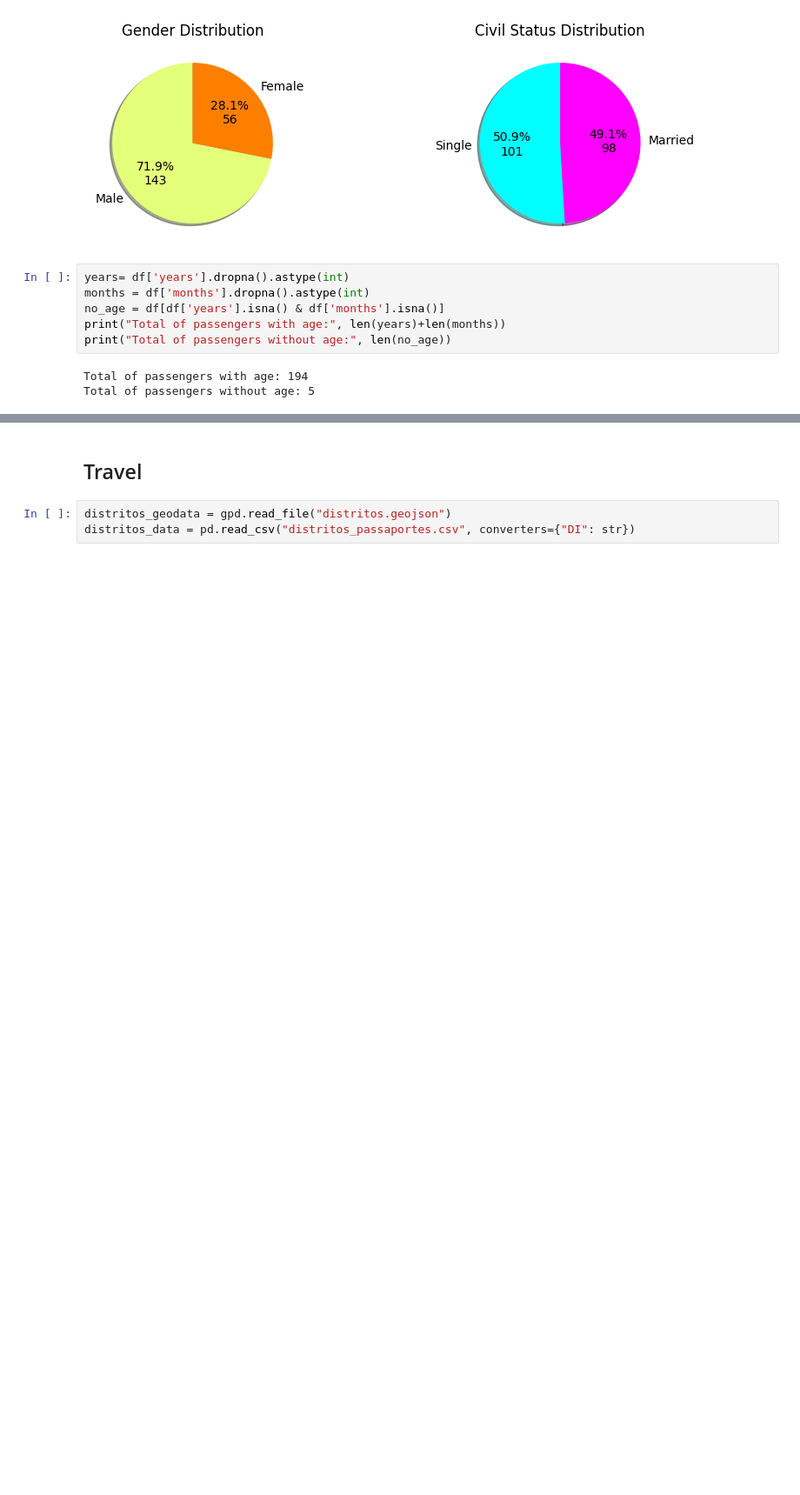
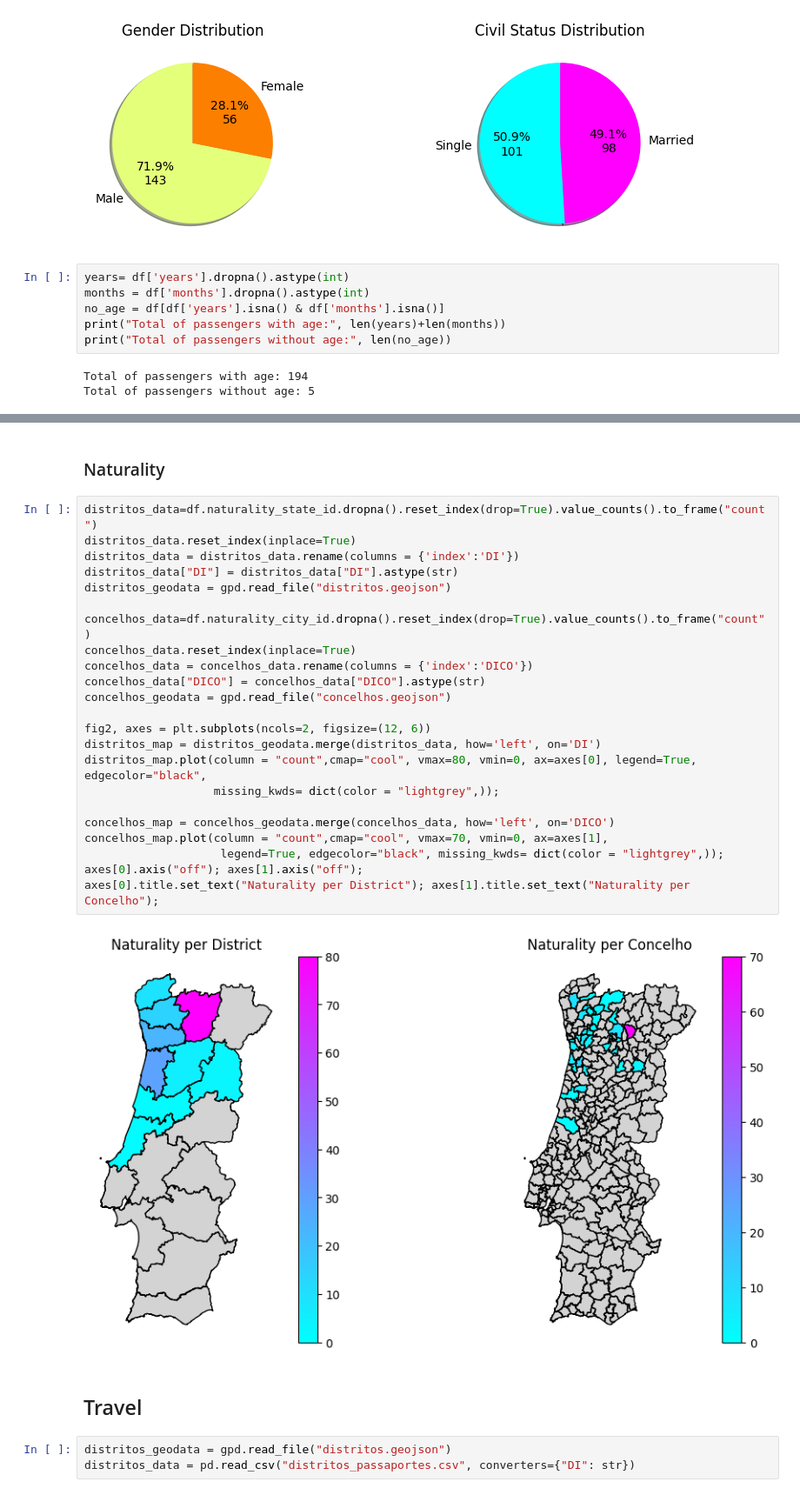
Before and after one commit to luamz/migration-data-analysis, a Jupyter notebook: atrato/portuguese_migrants.ipynb, the cells around one changed output, grey strips where cells are left out. Shown at 87% size. Saved outputs shown, nothing was run; the diff lists cells and outputs as text; blank space fills up the shorter version.

```diff
--- a/atrato/portuguese_migrants.ipynb
+++ b/atrato/portuguese_migrants.ipynb
@@ -72,5 +66,32 @@ plt.ylabel("Age Range");
 # %% [output]
 [figure]
+# %% [markdown]
+### Naturality
+# %%
+distritos_data=df.naturality_state_id.dropna().reset_index(drop=True).value_counts().to_frame("count")
+distritos_data.reset_index(inplace=True)
+distritos_data = distritos_data.rename(columns = {'index':'DI'})
+distritos_data["DI"] = distritos_data["DI"].astype(str)
+distritos_geodata = gpd.read_file("distritos.geojson")
+
+concelhos_data=df.naturality_city_id.dropna().reset_index(drop=True).value_counts().to_frame("count")
+concelhos_data.reset_index(inplace=True)
+concelhos_data = concelhos_data.rename(columns = {'index':'DICO'})
+concelhos_data["DICO"] = concelhos_data["DICO"].astype(str)
+concelhos_geodata = gpd.read_file("concelhos.geojson")
+
+fig2, axes = plt.subplots(ncols=2, figsize=(12, 6))
+distritos_map = distritos_geodata.merge(distritos_data, how='left', on='DI')
+distritos_map.plot(column = "count",cmap="cool", vmax=80, vmin=0, ax=axes[0], legend=True, edgecolor="black",
+                   missing_kwds= dict(color = "lightgrey",));
+
+concelhos_map = concelhos_geodata.merge(concelhos_data, how='left', on='DICO')
+concelhos_map.plot(column = "count",cmap="cool", vmax=70, vmin=0, ax=axes[1],
+                    legend=True, edgecolor="black", missing_kwds= dict(color = "lightgrey",));
+axes[0].axis("off"); axes[1].axis("off");
+axes[0].title.set_text("Naturality per District"); axes[1].title.set_text("Naturality per Concelho");
+# %% [output]
+[figure, added]
 # %% [markdown]
 ## Travel
 # %%
```
Also changed, not shown: parts of 7 cells of this notebook.
